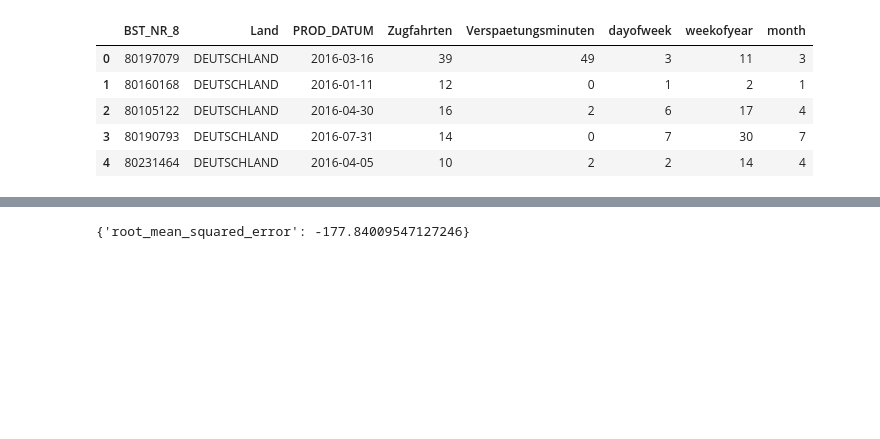
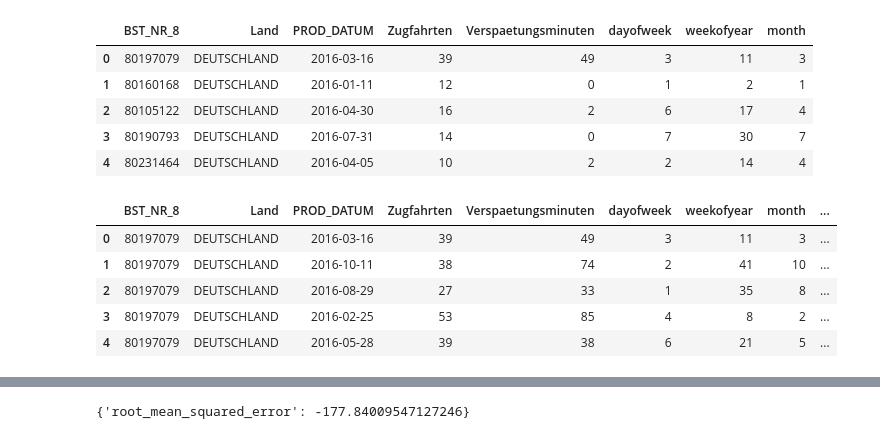
Before and after one commit to shamilnabiyev/open-data-analytics, a Jupyter notebook: data/data-processing.ipynb, the cells around one changed output, grey strips where cells are left out. Saved outputs shown, nothing was run; the diff lists cells and outputs as text; code cells hidden in the pictures; blank space fills up the shorter version.

```diff
--- a/data/data-processing.ipynb
+++ b/data/data-processing.ipynb
@@ -134,3 +134,13 @@ df2.head()
 | 2 | 80105122 | DEUTSCHLAND | 2016-04-30 | 16 | 2 | 6 | 17 | 4 |
 | 3 | 80190793 | DEUTSCHLAND | 2016-07-31 | 14 | 0 | 7 | 30 | 7 |
 | 4 | 80231464 | DEUTSCHLAND | 2016-04-05 | 10 | 2 | 2 | 14 | 4 |
+# %%
+df = pd.read_csv('df-merged.csv')
+df.head()
+# %% [output]
+|  | BST_NR_8 | Land | PROD_DATUM | Zugfahrten | Verspaetungsminuten | dayofweek | weekofyear | month | ... |
+| 0 | 80197079 | DEUTSCHLAND | 2016-03-16 | 39 | 49 | 3 | 11 | 3 | ... |
+| 1 | 80197079 | DEUTSCHLAND | 2016-10-11 | 38 | 74 | 2 | 41 | 10 | ... |
+| 2 | 80197079 | DEUTSCHLAND | 2016-08-29 | 27 | 33 | 1 | 35 | 8 | ... |
+| 3 | 80197079 | DEUTSCHLAND | 2016-02-25 | 53 | 85 | 4 | 8 | 2 | ... |
+| 4 | 80197079 | DEUTSCHLAND | 2016-05-28 | 39 | 38 | 6 | 21 | 5 | ... |
```
Also changed, not shown: parts of 8 cells of this notebook.
